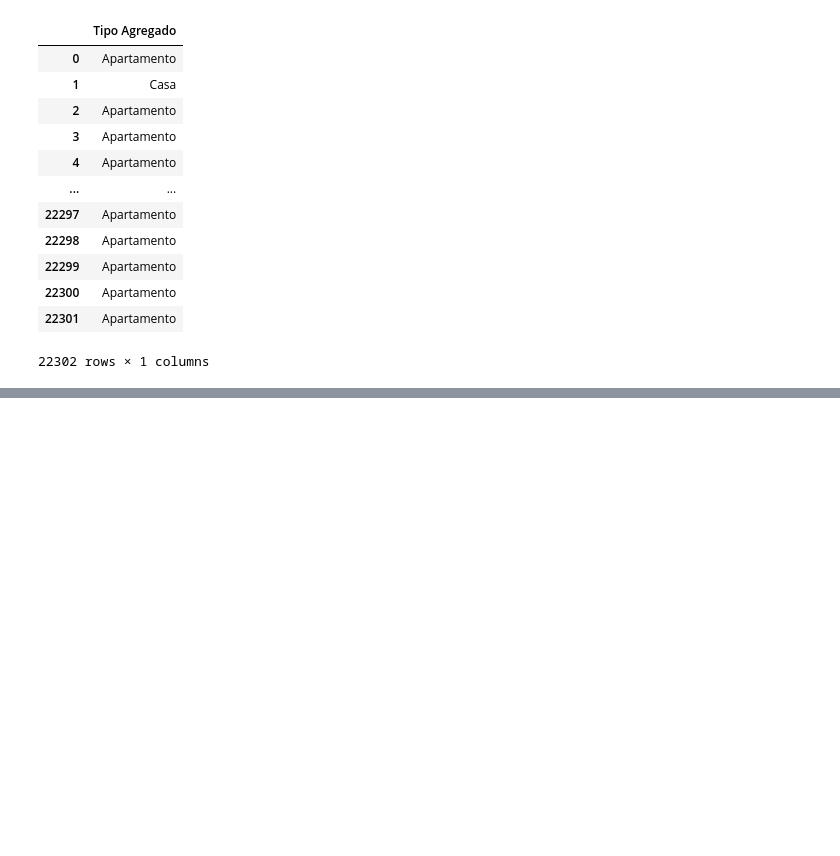
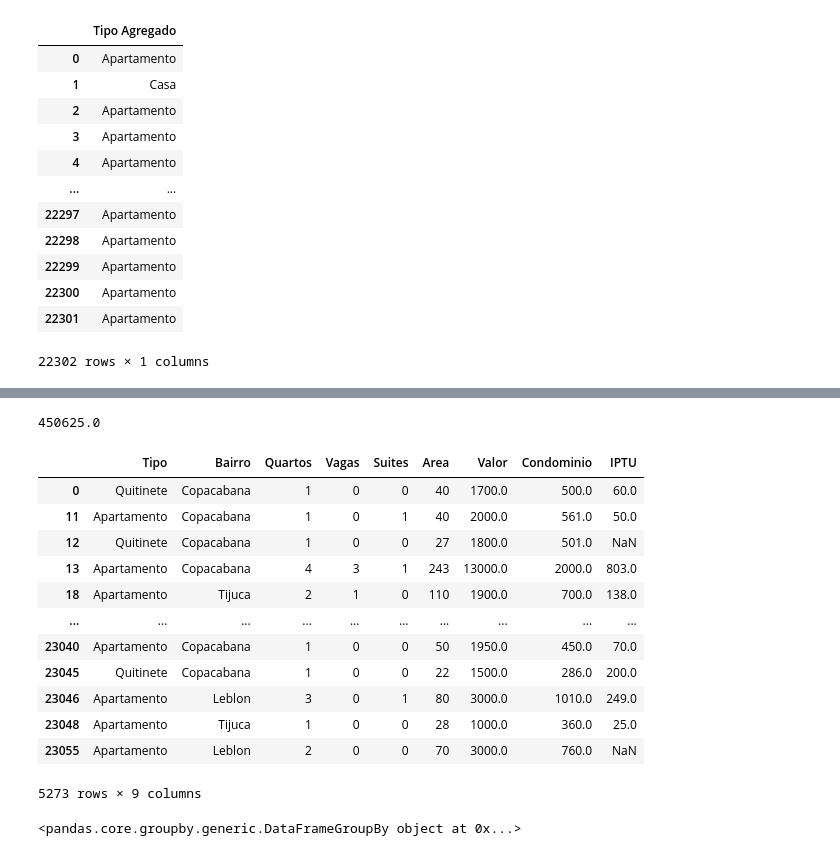
Before and after one commit to nathanqueija/myjourneytodatascience, a Jupyter notebook: 02_pandas_treating_and_analyzing_data/pandas.ipynb, the cells around one changed output, grey strips where cells are left out. Saved outputs shown, nothing was run; the diff lists cells and outputs as text; code cells hidden in the pictures; blank space fills up the shorter version.

Commit message:
Add descriptive stats to pandas course

```diff
--- a/02_pandas_treating_and_analyzing_data/pandas.ipynb
+++ b/02_pandas_treating_and_analyzing_data/pandas.ipynb
@@ -973,0 +977,3 @@ df_aux
+# %%
+df = pd.read_csv('data/residential_properties_without_index.csv', sep=";")
+df
@@ -973,0 +1029,27 @@ df_aux
+# %%
+df["IPTU"].max()
+# %% [output]
+450625.0
+# %%
+bairros = ['Copacabana', 'Leblon', 'Tijuca']
+df_bairros = df.query("Bairro in @bairros")
+df_bairros
+# %% [output]
+|  | Tipo | Bairro | Quartos | Vagas | Suites | Area | Valor | Condominio | IPTU |
+| 0 | Quitinete | Copacabana | 1 | 0 | 0 | 40 | 1700.0 | 500.0 | 60.0 |
+| 11 | Apartamento | Copacabana | 1 | 0 | 1 | 40 | 2000.0 | 561.0 | 50.0 |
+| 12 | Quitinete | Copacabana | 1 | 0 | 0 | 27 | 1800.0 | 501.0 | NaN |
+| 13 | Apartamento | Copacabana | 4 | 3 | 1 | 243 | 13000.0 | 2000.0 | 803.0 |
+| 18 | Apartamento | Tijuca | 2 | 1 | 0 | 110 | 1900.0 | 700.0 | 138.0 |
+| ... | ... | ... | ... | ... | ... | ... | ... | ... | ... |
+| 23040 | Apartamento | Copacabana | 1 | 0 | 0 | 50 | 1950.0 | 450.0 | 70.0 |
+| 23045 | Quitinete | Copacabana | 1 | 0 | 0 | 22 | 1500.0 | 286.0 | 200.0 |
+| 23046 | Apartamento | Leblon | 3 | 0 | 1 | 80 | 3000.0 | 1010.0 | 249.0 |
+| 23048 | Apartamento | Tijuca | 1 | 0 | 0 | 28 | 1000.0 | 360.0 | 25.0 |
+| 23055 | Apartamento | Leblon | 2 | 0 | 0 | 70 | 3000.0 | 760.0 | NaN |
+5273 rows × 9 columns
+# %%
+groupedByBairro = df_bairros.groupby('Bairro')
+groupedByBairro
+# %% [output]
+<pandas.core.groupby.generic.DataFrameGroupBy object at 0x...>
```
Also changed, not shown: parts of 12 cells of this notebook.
